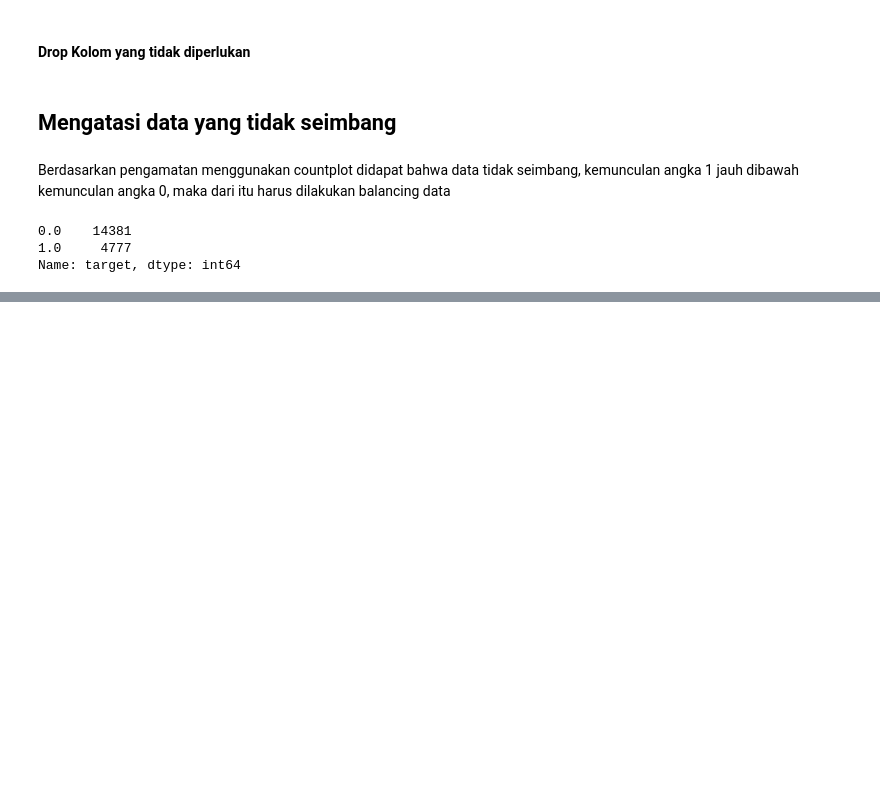
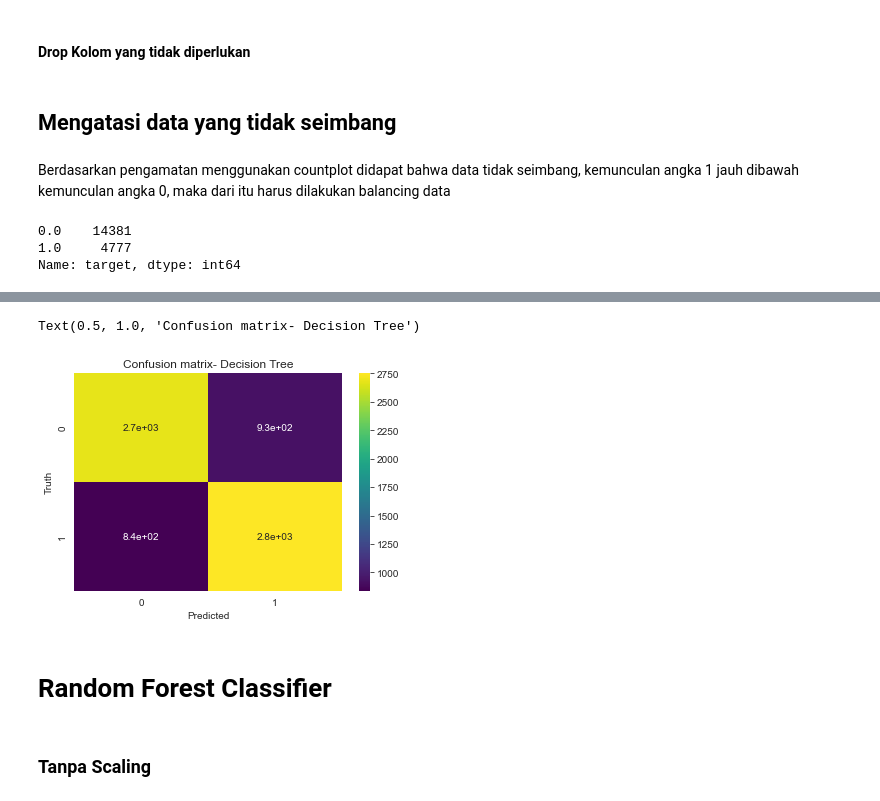
Before and after one commit to SonyHerwindyo/HR-Project, a Jupyter notebook: HR Data Analytics.ipynb, the cells around one changed output, grey strips where cells are left out. Cells and saved outputs as stored; diff of their text form; code cells hidden in the pictures; blank space fills up the shorter version.

```diff
--- a/HR Data Analytics.ipynb
+++ b/HR Data Analytics.ipynb
@@ -273,0 +331,2 @@ Name: target, dtype: int64
+# %%
+X_train, X_test, y_train, y_test = train_test_split(X,y, test_size=0.25, random_state=42)
@@ -273,0 +335,5 @@ Name: target, dtype: int64
+# %%
+from sklearn.preprocessing import StandardScaler,MinMaxScaler
+scaler=StandardScaler()
+X_train_scaled=scaler.fit_transform(X_train)
+X_test_scaled=scaler.transform(X_test)
@@ -273,0 +346,4 @@ Name: target, dtype: int64
+# %%
+dt=DecisionTreeClassifier()
+dt.fit(X_train,y_train)
+y_pred_no_scale=dt.predict(X_test)
@@ -273,0 +369,3 @@ Name: target, dtype: int64
+# %%
+dt.fit(X_train_scaled,y_train)
+y_pred_scale=dt.predict(X_test_scaled)
@@ -273,0 +388,13 @@ Name: target, dtype: int64
+# %%
+#confusion matrix
+sns.heatmap(confusion_matrix(y_test,y_pred_scale),annot=True,cmap='viridis')
+plt.xlabel("Predicted")
+plt.ylabel("Truth")
+plt.title("Confusion matrix- Decision Tree")
+# %% [output]
+Text(0.5, 1.0, 'Confusion matrix- Decision Tree')
+[figure, added]
+# %% [markdown]
+# Random Forest Classifier
+# %% [markdown]
+### Tanpa Scaling
```
Also changed, not shown: parts of 25 cells of this notebook.
